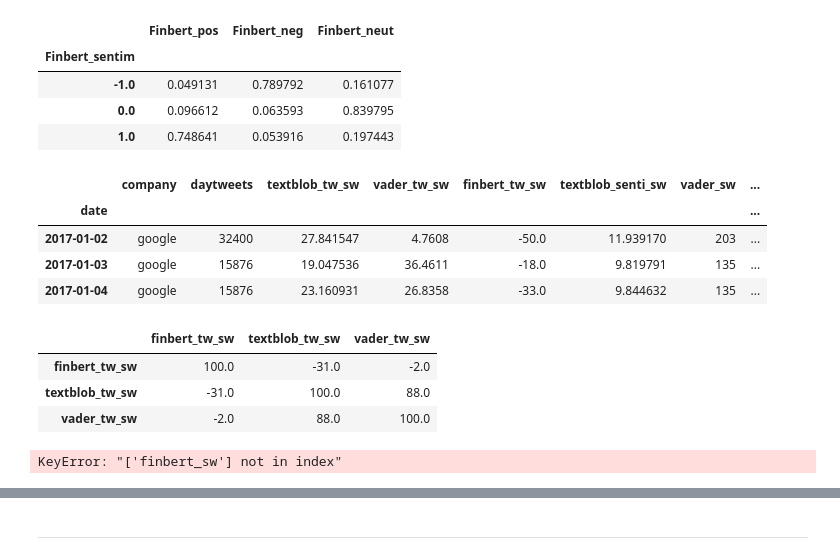
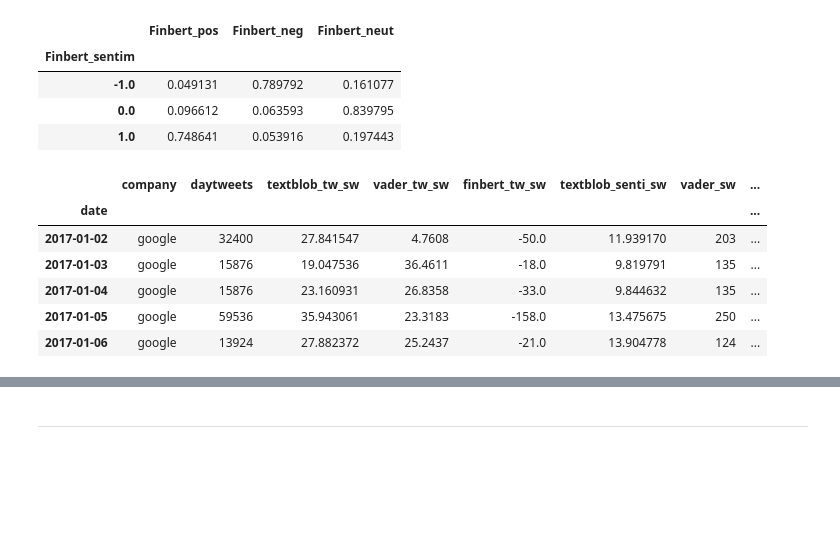
Before and after one commit to Diegozu97/thesis_code, a Jupyter notebook: 03_sentiment_modelling.ipynb, the cells around one changed output, grey strips where cells are left out. Cells and saved outputs as stored; diff of their text form; code cells hidden in the pictures; blank space fills up the shorter version.

```diff
--- a/03_sentiment_modelling.ipynb
+++ b/03_sentiment_modelling.ipynb
@@ -371,29 +371,18 @@ def update_twitter_sentiment(df):
     df = df.set_index(pd.to_datetime(df.datetime), drop= True)
     df = df.drop(columns="datetime")
     df = df.fillna(0.0)
-    df2 = df.groupby(by = "date").sum()
-    df2["company"] = df["company"].iloc[0]
 
-    textblob_hsm = df2["textblob_senti_tw"].mean()
-    textblob_hsstd = df2["textblob_senti_tw"].std()
-
-    Vader_hsm = df2["vader_senti_tw"].mean()
-    Vader_hsstd = df2["vader_senti_tw"].std()
-
-    Finbert_hsm = df2["textblob_senti_tw"].mean()
-    Finbert_hsstd = df2["textblob_senti_tw"].std()
-
-    #Z-Score = (Daily or Weekly Average Sentiment Score - Mean Historical Sentiment Score) / Standard Deviation of Historical Sentiment Scores
-    df2["textblob_z_sc"] = df2["textblob_senti_tw"].apply(lambda x: ((x - textblob_hsm) / textblob_hsstd))
-    df2["vader_z_sc"] = df2["vader_senti_tw"].apply(lambda x: ((x - Vader_hsm) / Vader_hsstd))
-    df2["finbert_z_sc"] = df2["finbert_senti_tw"].apply(lambda x: ((x - Finbert_hsm) / Finbert_hsstd))
-
-    df2 = df2[["company", "daytweets",
+    df2 = df[["date", "daytweets",
                "textblob_tw_sw","vader_tw_sw","finbert_tw_sw",
                "textblob_senti_sw","vader_sw","finbert_senti_sw",
                "textblob_senti_tw","vader_senti_tw","finbert_senti_tw",
-               "textblob_z_sc", "vader_z_sc", "finbert_z_sc",
                "Textblob_senti" ,"Vader_sentim", "Finbert_sentim"]]
+
+
+    df2 = df2.groupby(by = ["date"]).sum()
+
+    df2.insert(0, "company", df["company"].iloc[0])
+
     return df2
 # %%
 twitter_senti_df.groupby(["Finbert_sentim"])[["Finbert_pos","Finbert_neg","Finbert_neut"]].mean()
@@ -410,23 +399,12 @@ for comp in ["google", "tesla", "moderna", "apple"]:
     temp = update_twitter_sentiment(company)
     tweet_senti_df = pd.concat([tweet_senti_df, temp])
 # %%
-tweet_senti_df.head(3)
+tweet_senti_df.head()
 # %% [output]
 |  | company | daytweets | textblob_tw_sw | vader_tw_sw | finbert_tw_sw | textblob_senti_sw | vader_sw | ... |
 | date |  |  |  |  |  |  |  | ... |
 | 2017-01-02 | google | 32400 | 27.841547 | 4.7608 | -50.0 | 11.939170 | 203 | ... |
 | 2017-01-03 | google | 15876 | 19.047536 | 36.4611 | -18.0 | 9.819791 | 135 | ... |
 | 2017-01-04 | google | 15876 | 23.160931 | 26.8358 | -33.0 | 9.844632 | 135 | ... |
+| 2017-01-05 | google | 59536 | 35.943061 | 23.3183 | -158.0 | 13.475675 | 250 | ... |
+| 2017-01-06 | google | 13924 | 27.882372 | 25.2437 | -21.0 | 13.904778 | 124 | ... |
-# %%
-# Correlation for moderna between sentiment
-twitter_test = tweet_senti_df[tweet_senti_df["company"] == "tesla"]
-twitter_test[["finbert_tw_sw", "textblob_tw_sw", "vader_tw_sw"]].corr().round(2)*100
-# %% [output]
-|  | finbert_tw_sw | textblob_tw_sw | vader_tw_sw |
-| finbert_tw_sw | 100.0 | -31.0 | -2.0 |
-| textblob_tw_sw | -31.0 | 100.0 | 88.0 |
-| vader_tw_sw | -2.0 | 88.0 | 100.0 |
-# %%
-twitter_test[["finbert_sw", "textblob_tw_sw", "vader_tw_sw"]].plot(figsize = (20,5))
-# %% [output]
-KeyError: "['finbert_sw'] not in index"
```
Also changed, not shown: parts of 41 cells of this notebook, 2 other files.
